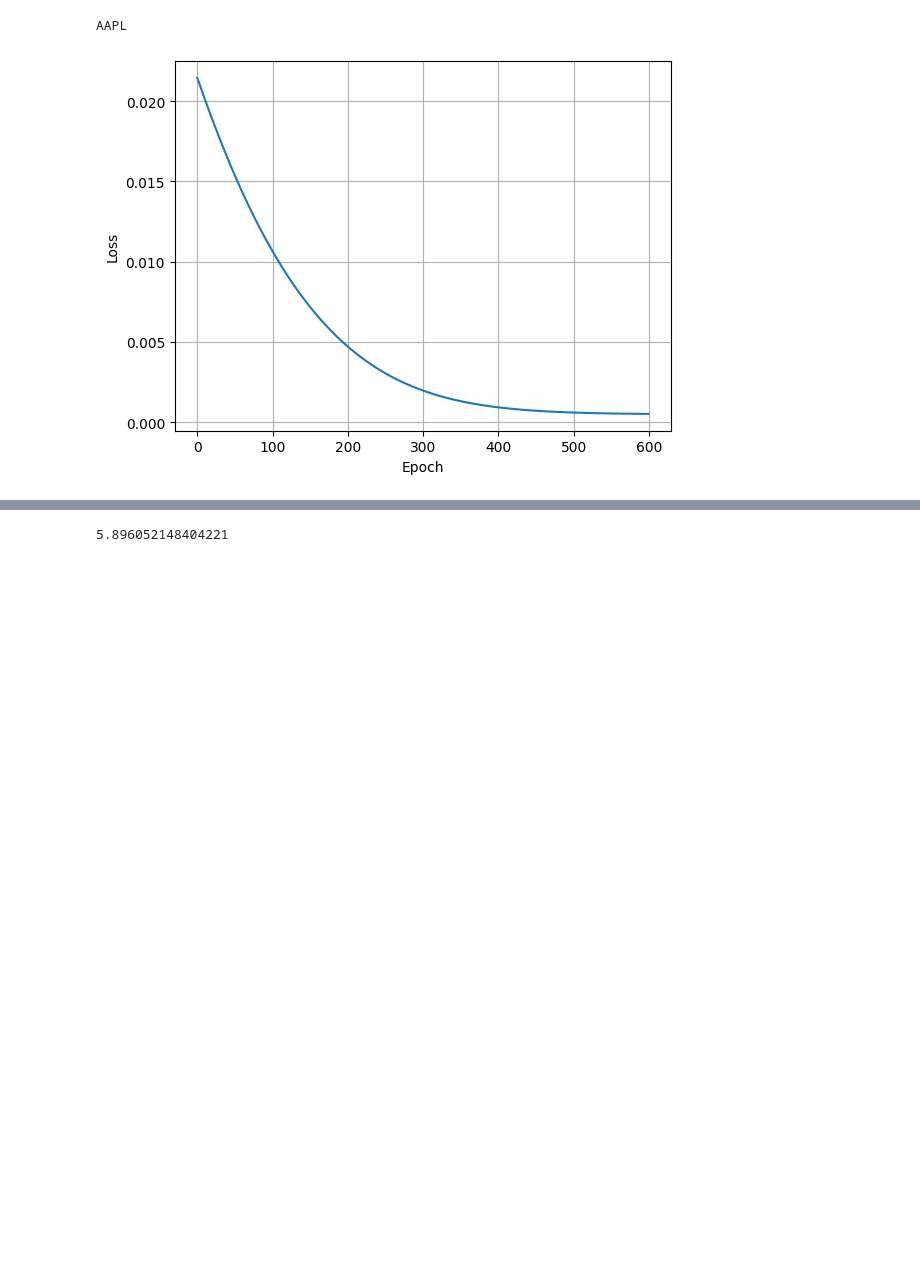
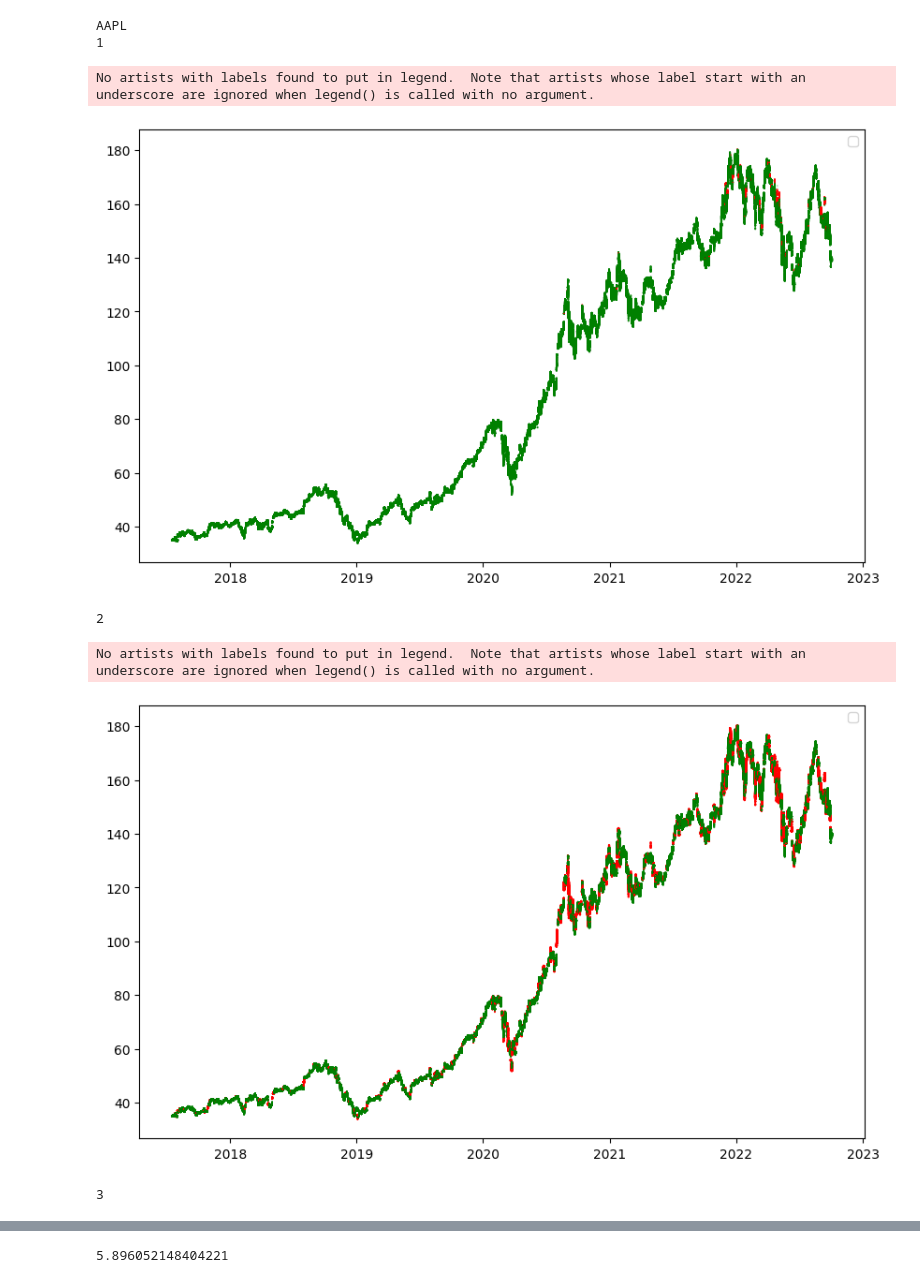
Before and after one commit to dmutascio/enigmaTrainer, a Jupyter notebook: enigmaTrainer.ipynb, the cells around one changed output, grey strips where cells are left out. Cells and saved outputs as stored; diff of their text form; code cells hidden in the pictures; blank space fills up the shorter version.

```diff
--- a/enigmaTrainer.ipynb
+++ b/enigmaTrainer.ipynb
@@ -623,9 +623,9 @@ class Model:
 model_config = {
     'num_epochs': 1000,
     #'loss_stop': .0000001,
-    'loss_stop': .000001,
+    'loss_stop': .00001,
     #'learning_rate': .00001,
-    'learning_rate': .00001,
+    'learning_rate': .001,
     'hidden_size': 2,
     'num_layers': 1
 }
@@ -633,15 +633,20 @@ max_attempts = 3
 
 models = {}
 
+num_models = 5
+
 for symbol, symbol_data in data.items():
-    for attempt in range(1, max_attempts + 1):
-        try:
-            model, training_loss, training_data = create_model(data=symbol_data, type='LSTM', model_config=model_config)
-            TrainedModel = Model(model, model_config, training_loss, training_data)
-            models[symbol] = TrainedModel
-            break
-        except ValueError as e:
-            print(f"Caught an error on attempt {attempt}: {e}")
-    else:
-        print(f"Function failed after {max_attempts} attempts.")
+    symbol_map = {}
+    for num in range(1, num_models + 1):
+        for attempt in range(1, max_attempts + 1):
+            try:
+                model, training_loss, training_data = create_model(data=symbol_data, type='LSTM', model_config=model_config)
+                TrainedModel = Model(model, model_config, training_loss, training_data)
+                symbol_map[str(num)] = TrainedModel
+                break
+            except ValueError as e:
+                print(f"Caught an error on attempt {attempt}: {e}")
+        else:
+            print(f"Function failed after {max_attempts} attempts.")
+    models[symbol] = symbol_map
 # %% [output]
@@ -657,7 +673,15 @@ Current loss: 0.0005111383507028222
 # %%
-for symbol, model in models.items():
+for symbol, symbol_models in models.items():
     print(symbol)
-    model.graph_loss()
+    for name, model in symbol_models.items():
+        print(name)
+        model.graph_prices(data['AAPL']['bars'], .1, 500000, 100)
 # %% [output]
 AAPL
+1
+No artists with labels found to put in legend.  Note that artists whose label start with an underscore are ignored when legend() is called with no argument.
-[figure, old version]
+[figure, new version]
+2
+No artists with labels found to put in legend.  Note that artists whose label start with an underscore are ignored when legend() is called with no argument.
+[figure, added]
+3
```
Also changed, not shown: parts of 12 cells of this notebook.
